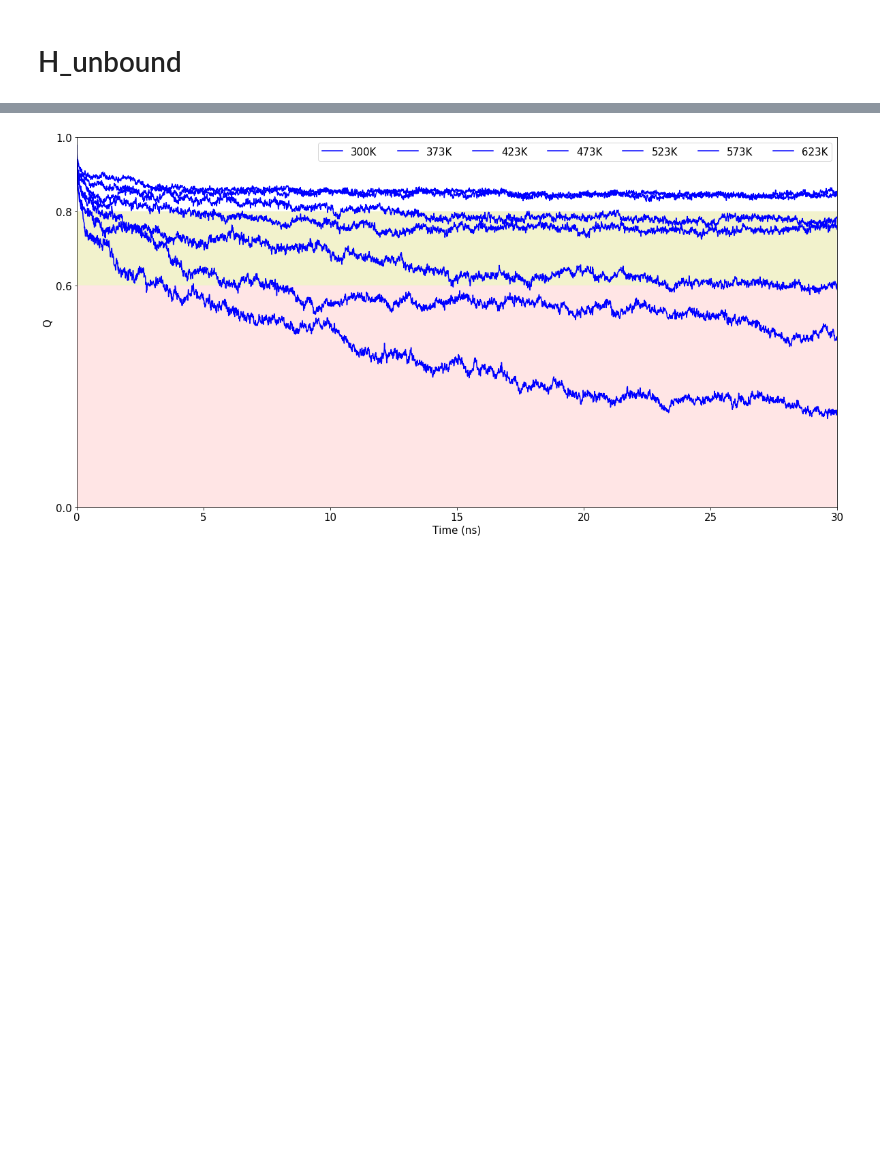
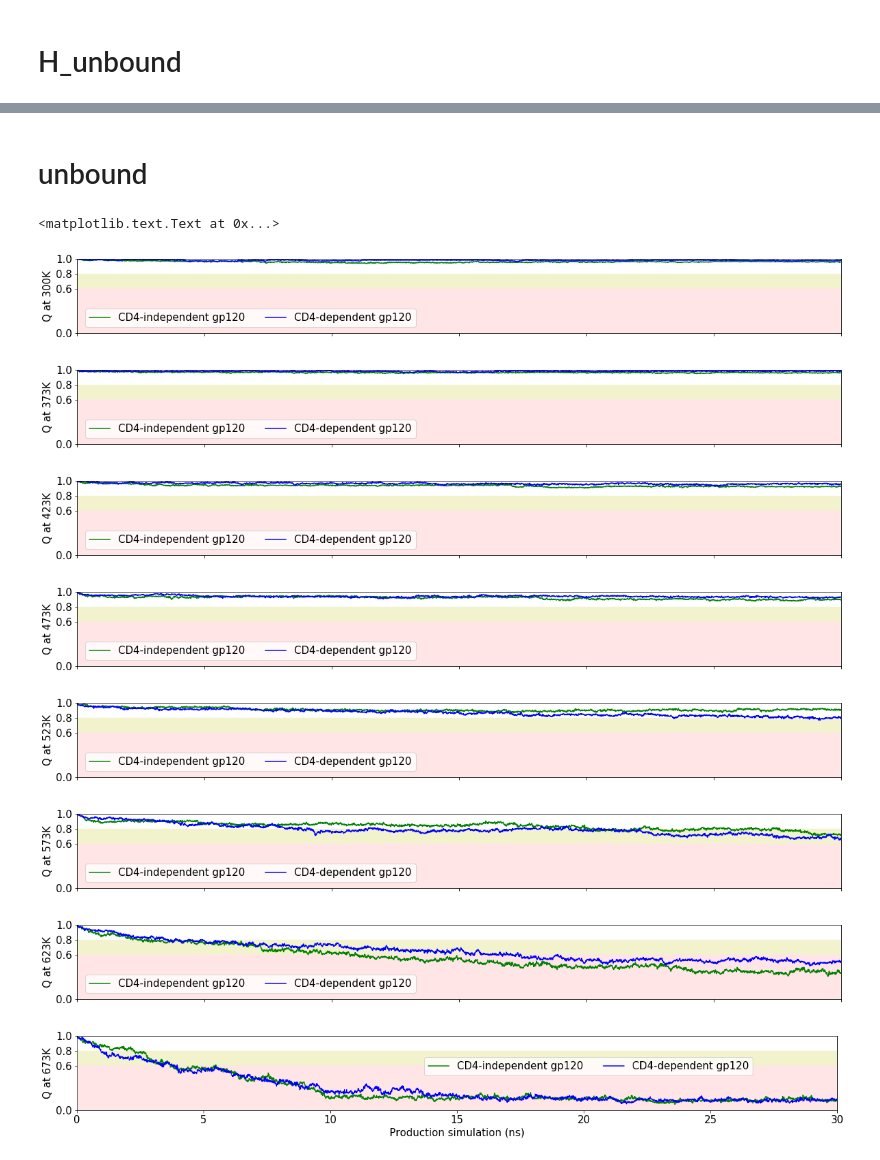
Before and after one commit to uitb/gp120_unfolding, a Jupyter notebook: scripts/q.ipynb, the cells around one changed output, grey strips where cells are left out. Cells and saved outputs as stored; diff of their text form; code cells hidden in the pictures; blank space fills up the shorter version.

```diff
--- a/scripts/q.ipynb
+++ b/scripts/q.ipynb
@@ -87,0 +150,3 @@ for t in temps:
+# %%
+r2_v3 = top_r2_unbound.topology.select('resid 273 to 307 and name CA')
+print([atom for atom in top_r2_unbound.topology.atoms if atom.index in r2_v3])
@@ -87,0 +188,17 @@ for t in temps:
+# %%
+for i,t in enumerate(temps):
+    figure(figsize=(20,2))
+    plot(r2_q.iloc[i], 'r', label='R2')
+    plot(r2_q_v12.iloc[i], 'b', label='v12')
+    plot(r2_q_v3.iloc[i], 'g', label='v3')
+    plot(r2_q_b.iloc[i], 'y', label='bridging sheet')
+    fill_between(range(0,3000), 0.8, 0.6, facecolor='y', interpolate=True, alpha=0.2)
+    fill_between(range(0,3000), 0.6, 0, facecolor='r', interpolate=True, alpha=0.1)
+    xlim(0,3000)
+    xticks([0,500,1000,1500,2000,2500,3000],[])
+    ylim(0,1.0)
+    ylabel('Q at '+t[:-1]+'K')
+    yticks([0.0,0.6,0.8,1.0])
+    legend(ncol=4)
+xticks([0,500,1000,1500,2000,2500,3000],['0','5','10','15','20','25','30'])
+xlabel('Production simulation (ns)')
@@ -88,23 +215,30 @@ for t in temps:
+# %% [markdown]
+# unbound
 # %%
-figure(figsize=(20,10))
-colors = iter(cm.Blues(np.linspace(0.4, 1, len(temps))))
+matplotlib.rcParams.update({'font.size': 15})
 for i,t in enumerate(temps):
-    plot(q_list.iloc[i], color=c, label=t+'K')
-
-fill_between(range(0,3000), 0.8, 0.6, facecolor='y', interpolate=True, alpha=0.2)
-fill_between(range(0,3000), 0.6, 0, facecolor='r', interpolate=True, alpha=0.1)
-
-xlim(0,3000)
-xticks(range(0,3001,500),range(0,31,5))
-xlabel('Time (ns)')
-
-ylim(0,1.0)
-ylabel('Q')
-yticks([0.0,0.6,0.8,1.0])
-legend(ncol=len(temps))
-
-savefig('fig_src/q.png', format='png', dpi=600, bbox_inches="tight")
+    figure(figsize=(20,2))
+    plot(r2_q.iloc[i], 'g', label='CD4-independent gp120')
+    plot(h_q.iloc[i], 'b', label='CD4-dependent gp120')
+    fill_between(range(0,3000), 0.8, 0.6, facecolor='y', interpolate=True, alpha=0.2)
+    fill_between(range(0,3000), 0.6, 0, facecolor='r', interpolate=True, alpha=0.1)
+    xlim(0,3000)
+    xticks([0,500,1000,1500,2000,2500,3000],[])
+    ylim(0,1.0)
+    ylabel('Q at '+t[:-1]+'K')
+    yticks([0.0,0.6,0.8,1.0])
+    legend(ncol=2, bbox_to_anchor=(0.45,0.4))
+xticks([0,500,1000,1500,2000,2500,3000],['0','5','10','15','20','25','30'])
+xlabel('Production simulation (ns)')
 # %% [output]
+<matplotlib.text.Text at 0x...>
-[figure, old version]
+[figure, new version]
+[figure, added]
+[figure, added]
+[figure, added]
+[figure, added]
+[figure, added]
+[figure, added]
+[figure, added]
 # %%
 x = arange(0,len(temps))
```
Also changed, not shown: parts of 20 cells of this notebook.
